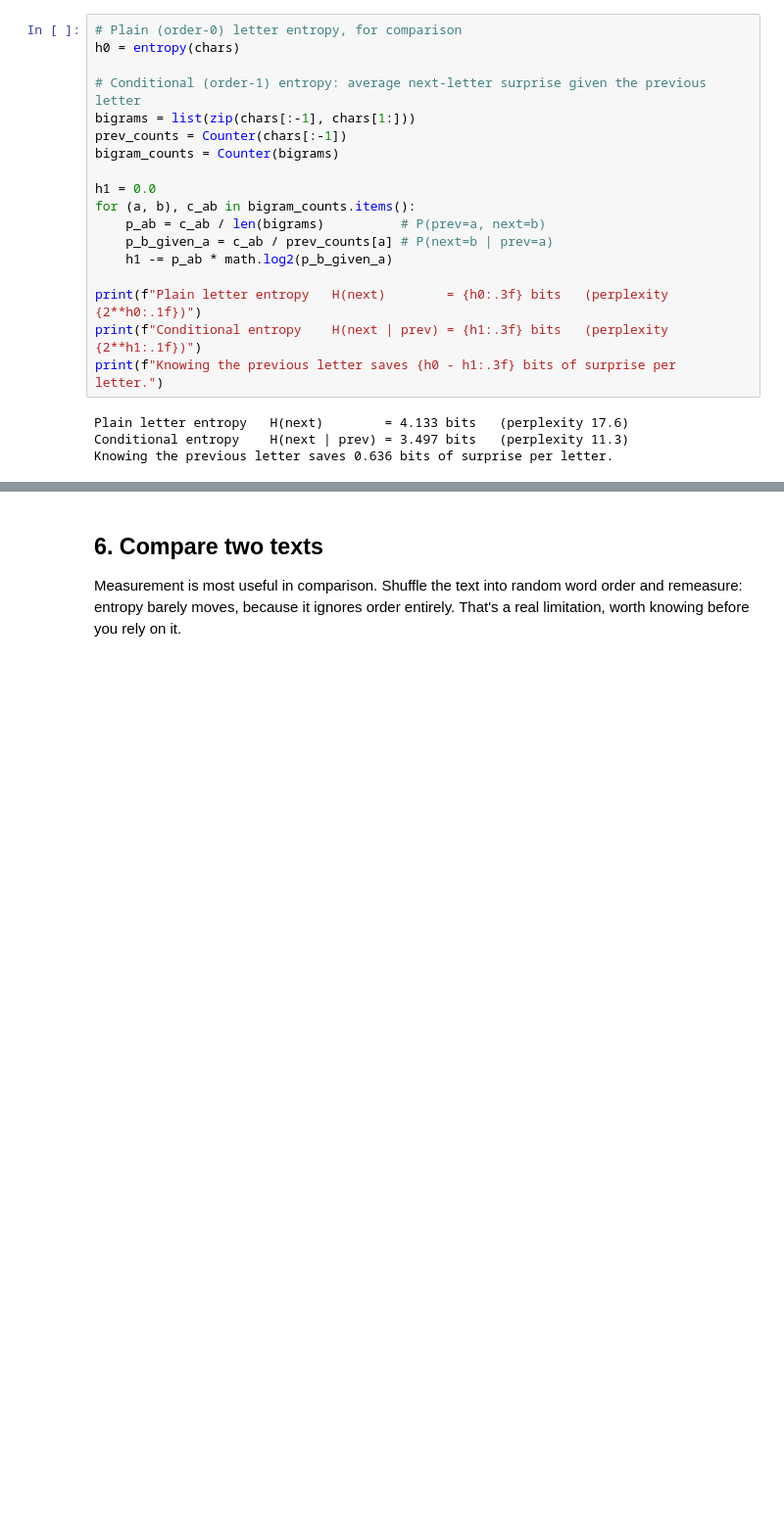
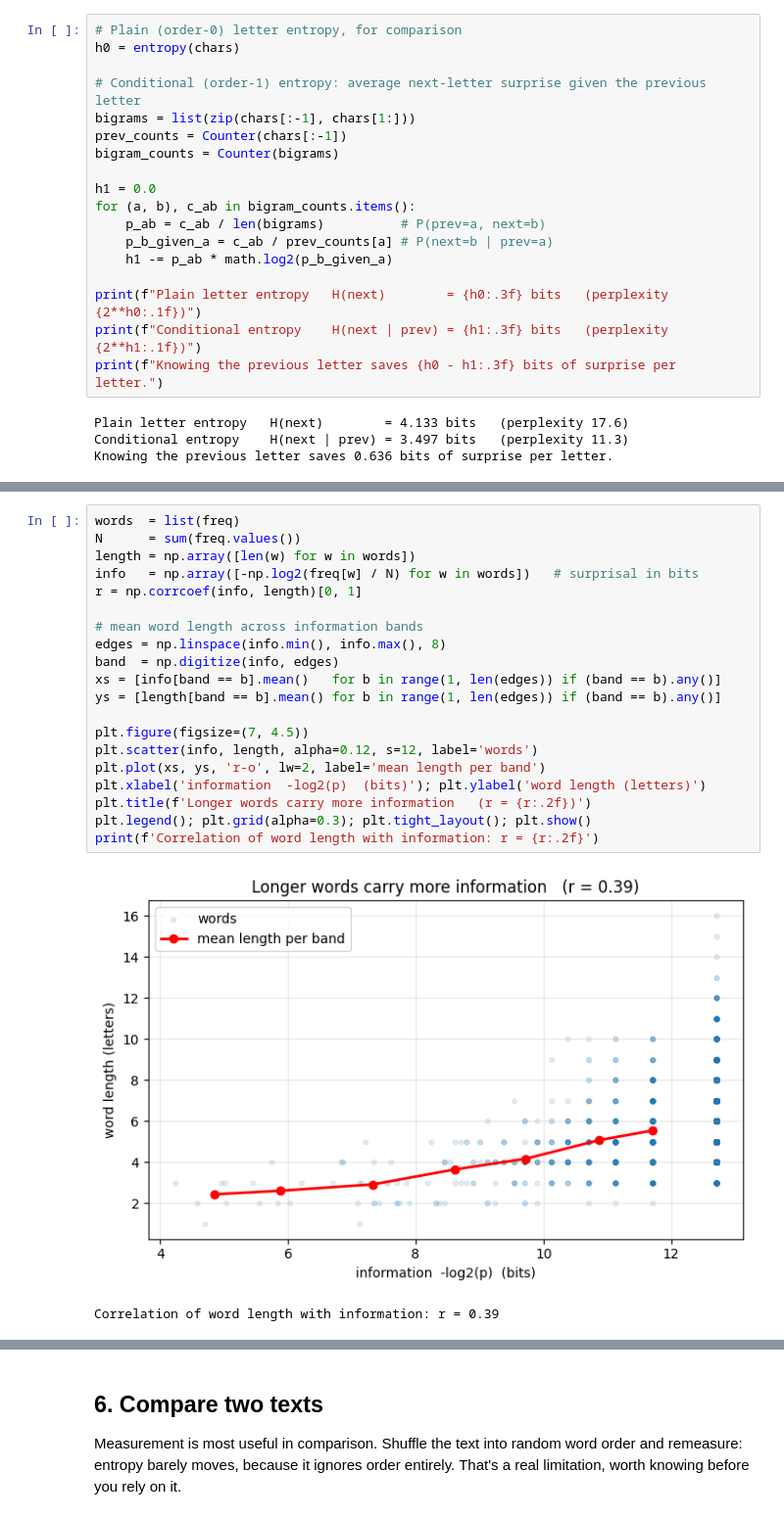
Before and after one commit to christiancasey/measuring-manuscripts, a Jupyter notebook: Workbook/Day 6—Measuring Script and Language/Day 6 Notebook—Putting a number on a text.ipynb, the cells around one changed output, grey strips where cells are left out. Shown at 98% size. Drawn from its saved outputs; the diff is of its cells as text; blank space fills up the shorter version.

```diff
--- a/Workbook/Day 6—Measuring Script and Language/Day 6 Notebook—Putting a number on a text.ipynb
+++ b/Workbook/Day 6—Measuring Script and Language/Day 6 Notebook—Putting a number on a text.ipynb
@@ -152,0 +157,23 @@ Knowing the previous letter saves 0.636 bits of surprise per letter.
+# %%
+words  = list(freq)
+N      = sum(freq.values())
+length = np.array([len(w) for w in words])
+info   = np.array([-np.log2(freq[w] / N) for w in words])   # surprisal in bits
+r = np.corrcoef(info, length)[0, 1]
+
+# mean word length across information bands
+edges = np.linspace(info.min(), info.max(), 8)
+band  = np.digitize(info, edges)
+xs = [info[band == b].mean()   for b in range(1, len(edges)) if (band == b).any()]
+ys = [length[band == b].mean() for b in range(1, len(edges)) if (band == b).any()]
+
+plt.figure(figsize=(7, 4.5))
+plt.scatter(info, length, alpha=0.12, s=12, label='words')
+plt.plot(xs, ys, 'r-o', lw=2, label='mean length per band')
+plt.xlabel('information  -log2(p)  (bits)'); plt.ylabel('word length (letters)')
+plt.title(f'Longer words carry more information   (r = {r:.2f})')
+plt.legend(); plt.grid(alpha=0.3); plt.tight_layout(); plt.show()
+print(f'Correlation of word length with information: r = {r:.2f}')
+# %% [output]
+[figure, added]
+Correlation of word length with information: r = 0.39
```
Also changed, not shown: parts of 3 cells of this notebook, 6 other files.
